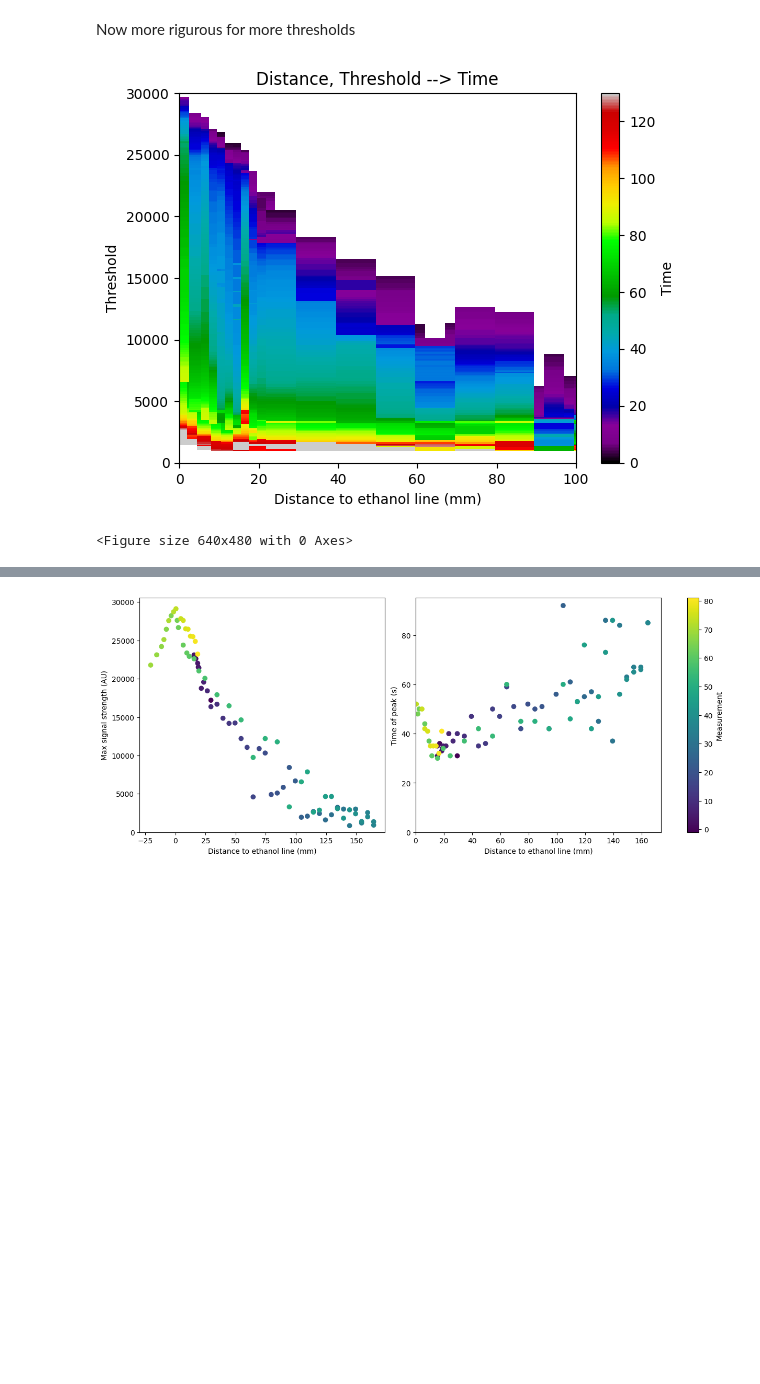
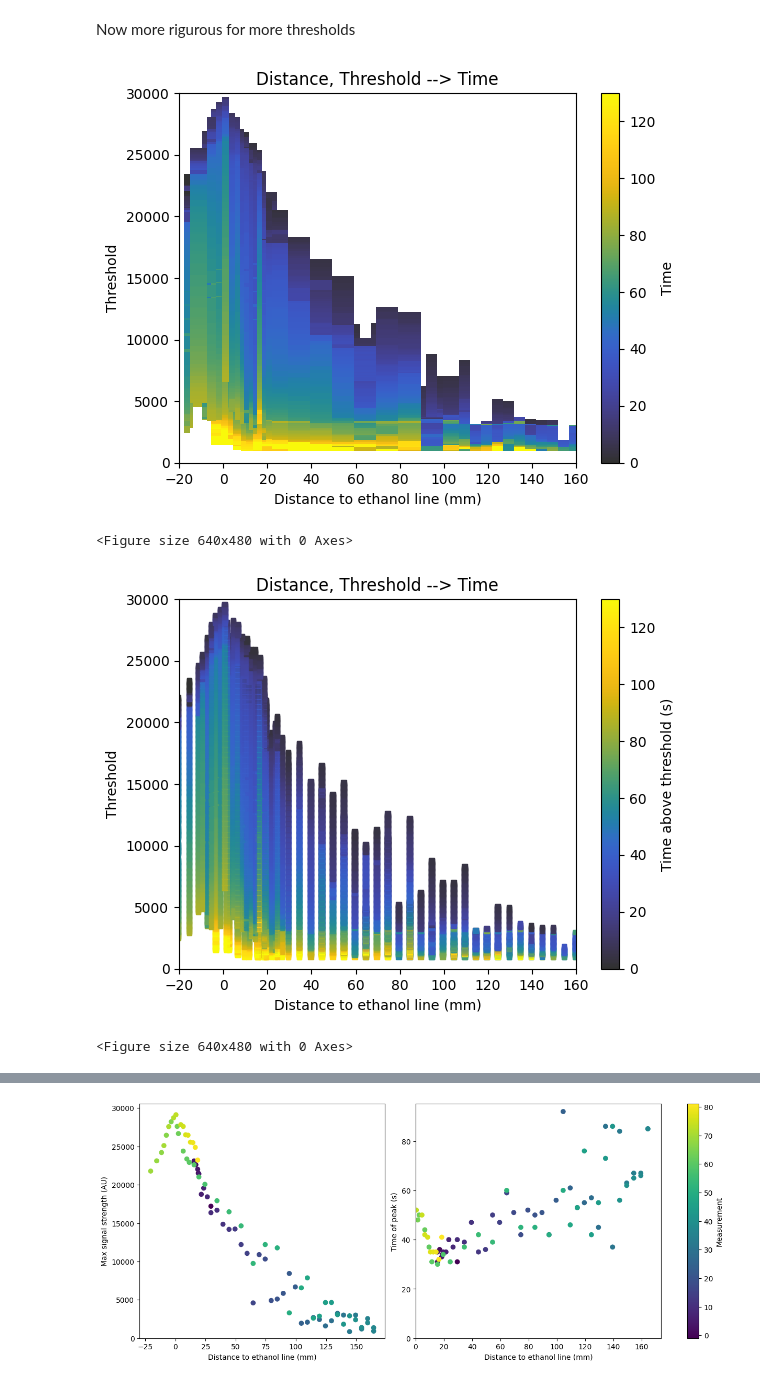
Before and after one commit to Michiel-E3/Bachelor-project, a Jupyter notebook: data-analyse experiment 2/data-analysis2.ipynb, the cells around one changed output, grey strips where cells are left out. Cells and saved outputs as stored; diff of their text form; code cells hidden in the pictures; blank space fills up the shorter version.

```diff
--- a/data-analyse experiment 2/data-analysis2.ipynb
+++ b/data-analyse experiment 2/data-analysis2.ipynb
@@ -273,29 +279,51 @@ time_of_use = np.array(time_of_use)
 # %%
 distance_mesh, threshold_mesh = np.meshgrid(distance, thresholds)
 
 vmax = np.nanpercentile(time_of_use, 99)
 
 fig, ax = plt.subplots()
 ax.set_title('Distance, Threshold --> Time')
 c = ax.pcolormesh(
     distance_mesh,
     threshold_mesh,
     time_of_use,
-    cmap='nipy_spectral',
+    cmap='linear_kbgoy_20_95_c57',
     shading='auto',
     vmin=0,
     vmax=vmax
 )
-ax.set_xlim(0,100)
+ax.set_xlim(-20,160)
 ax.set_ylim(0,30000)
 ax.set_xlabel("Distance to ethanol line (mm)")
 ax.set_ylabel("Threshold")
 fig.colorbar(c, ax=ax, label="Time")
 plt.show()
 plt.clf()
+
+fig, ax = plt.subplots()
+ax.set_title('Distance, Threshold --> Time')
+c = ax.scatter(
+    distance_mesh,
+    threshold_mesh,
+    c=time_of_use,
+    cmap='linear_kbgoy_20_95_c57',
+    marker='s',
+    s=10,
+    vmin=0,
+    vmax=vmax
+)
+ax.set_xlim(-20,160)
+ax.set_ylim(0,30000)
+ax.set_xlabel("Distance to ethanol line (mm)")
+ax.set_ylabel("Threshold")
+fig.colorbar(c, ax=ax, label="Time above threshold (s)")
+plt.show()
+plt.clf()
 # %% [output]
-[figure, old version]
+[figure, new version]
 <Figure size 640x480 with 0 Axes>
+[figure, added]
+<Figure size 640x480 with 0 Axes>
 # %%
 # Invert the mapping: from (threshold, distance) -> time
 # to (distance, time) -> threshold
```
Also changed, not shown: parts of 7 cells of this notebook, 1 other file.
